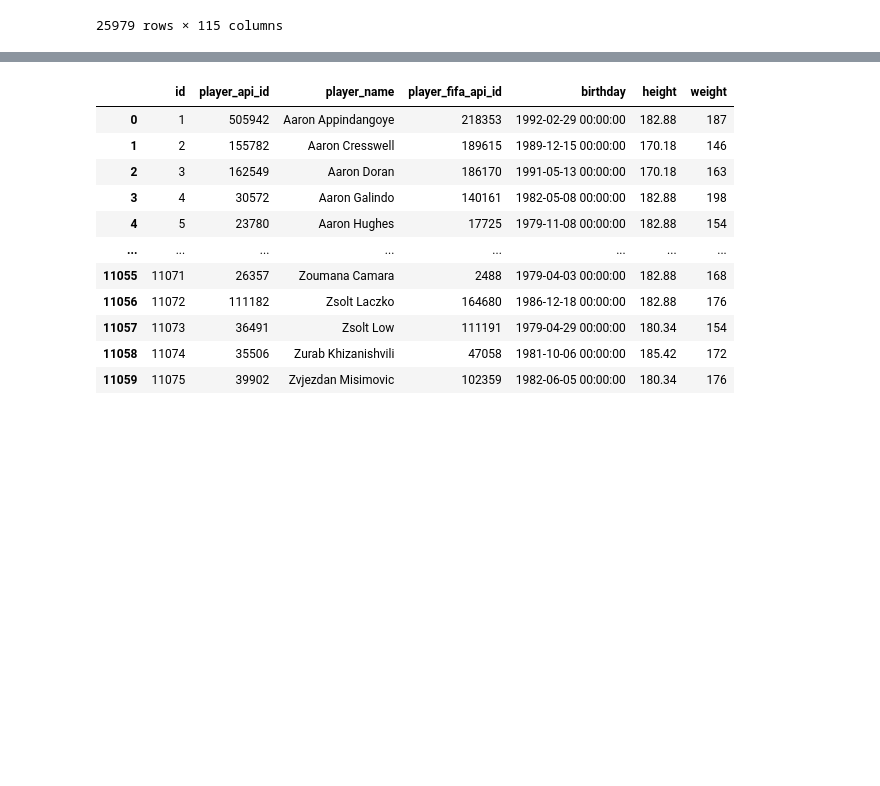
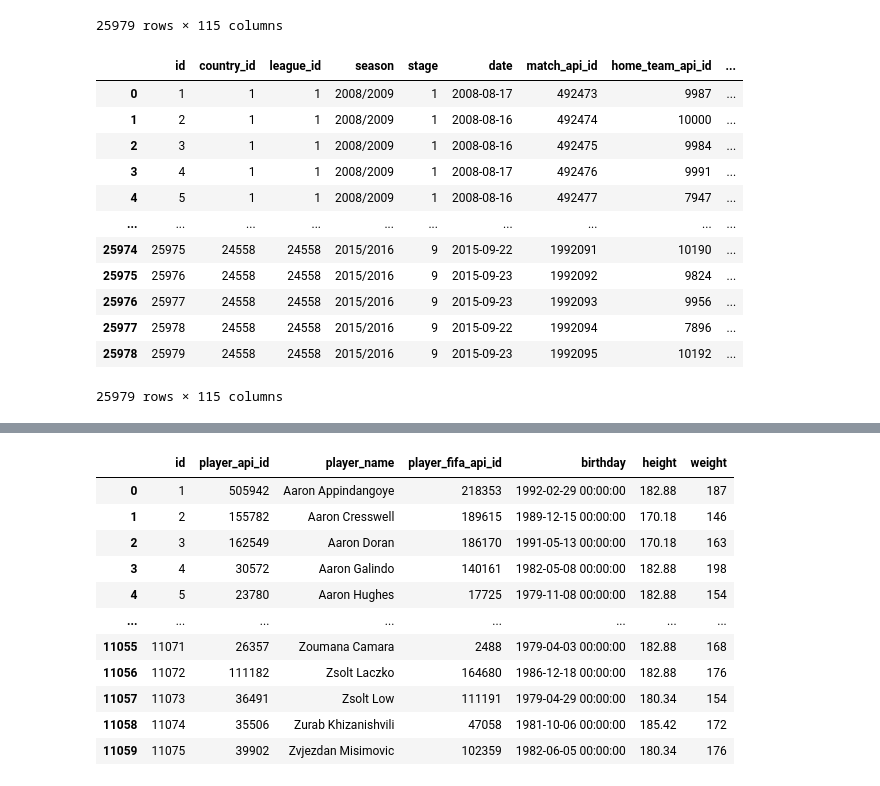
Before and after one commit to JaviPardox/ETL, a Jupyter notebook: Soccer_data.ipynb, the cells around one changed output, grey strips where cells are left out. Cells and saved outputs as stored; diff of their text form; code cells hidden in the pictures; blank space fills up the shorter version.

```diff
--- a/Soccer_data.ipynb
+++ b/Soccer_data.ipynb
@@ -214,3 +227,21 @@ match
 | 25977 | 25978 | 24558 | 24558 | 2015/2016 | 9 | 2015-09-22 00:00:00 | 1992094 | 7896 | ... |
 | 25978 | 25979 | 24558 | 24558 | 2015/2016 | 9 | 2015-09-23 00:00:00 | 1992095 | 10192 | ... |
 25979 rows × 115 columns
+# %%
+# Data cleaning, getting rid of the hours in date column
+match['date'] = match['date'].str.split(' ',expand=True)[0]
+match
+# %% [output]
+|  | id | country_id | league_id | season | stage | date | match_api_id | home_team_api_id | ... |
+| 0 | 1 | 1 | 1 | 2008/2009 | 1 | 2008-08-17 | 492473 | 9987 | ... |
+| 1 | 2 | 1 | 1 | 2008/2009 | 1 | 2008-08-16 | 492474 | 10000 | ... |
+| 2 | 3 | 1 | 1 | 2008/2009 | 1 | 2008-08-16 | 492475 | 9984 | ... |
+| 3 | 4 | 1 | 1 | 2008/2009 | 1 | 2008-08-17 | 492476 | 9991 | ... |
+| 4 | 5 | 1 | 1 | 2008/2009 | 1 | 2008-08-16 | 492477 | 7947 | ... |
+| ... | ... | ... | ... | ... | ... | ... | ... | ... | ... |
+| 25974 | 25975 | 24558 | 24558 | 2015/2016 | 9 | 2015-09-22 | 1992091 | 10190 | ... |
+| 25975 | 25976 | 24558 | 24558 | 2015/2016 | 9 | 2015-09-23 | 1992092 | 9824 | ... |
+| 25976 | 25977 | 24558 | 24558 | 2015/2016 | 9 | 2015-09-23 | 1992093 | 9956 | ... |
+| 25977 | 25978 | 24558 | 24558 | 2015/2016 | 9 | 2015-09-22 | 1992094 | 7896 | ... |
+| 25978 | 25979 | 24558 | 24558 | 2015/2016 | 9 | 2015-09-23 | 1992095 | 10192 | ... |
+25979 rows × 115 columns
```
Also changed, not shown: parts of 15 cells of this notebook.
